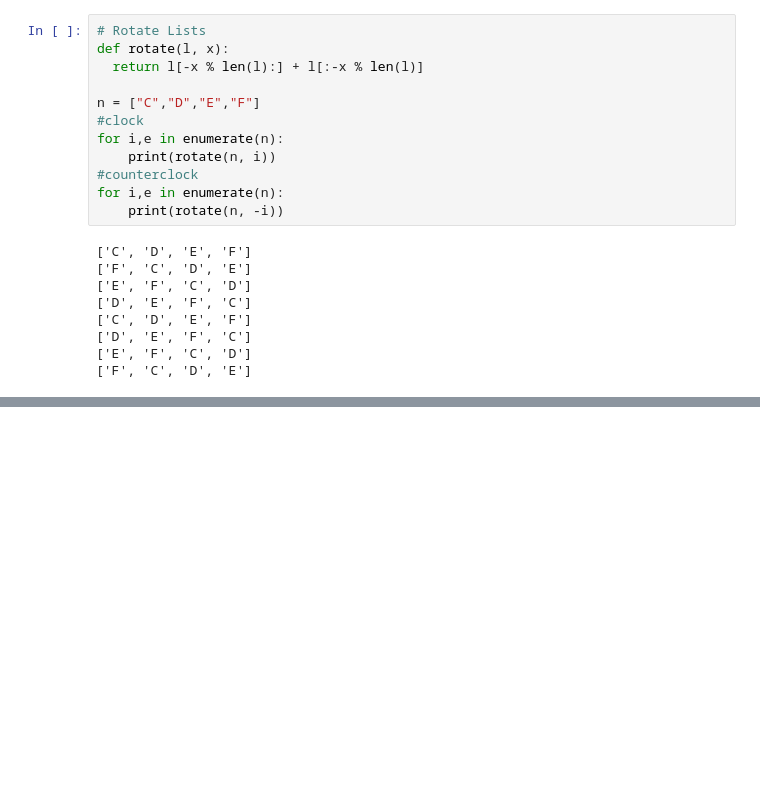
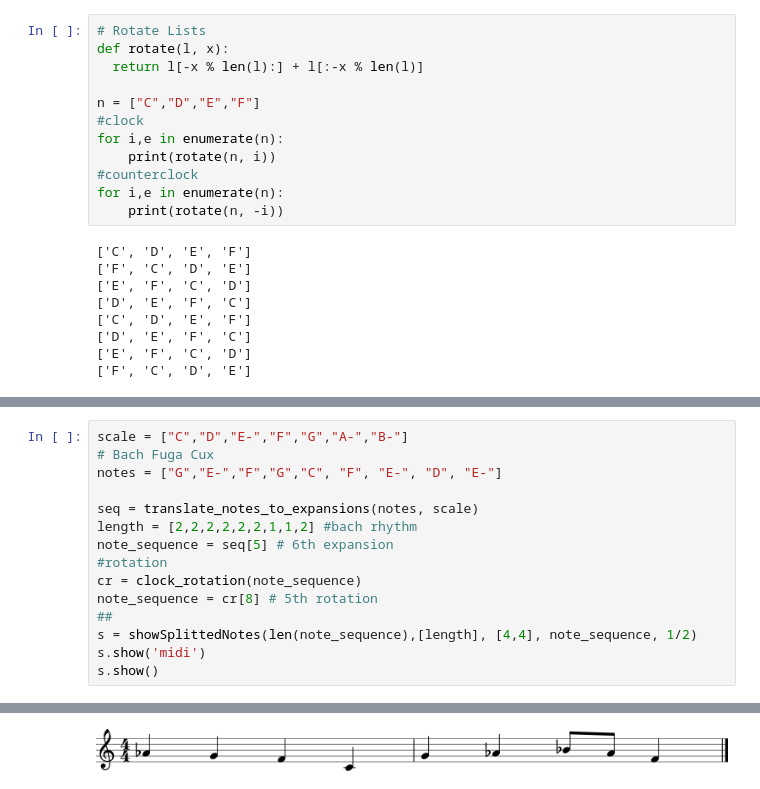
Before and after one commit to KoSv/schillinger, a Jupyter notebook: quick_tests.ipynb, the cells around one changed output, grey strips where cells are left out. Saved outputs shown, nothing was run; the diff lists cells and outputs as text; blank space fills up the shorter version.

```diff
--- a/quick_tests.ipynb
+++ b/quick_tests.ipynb
@@ -274,0 +307,16 @@ s.show()
+# %%
+scale = ["C","D","E-","F","G","A-","B-"]
+# Bach Fuga Cux
+notes = ["G","E-","F","G","C", "F", "E-", "D", "E-"]
+
+seq = translate_notes_to_expansions(notes, scale)
+length = [2,2,2,2,2,2,1,1,2] #bach rhythm
+note_sequence = seq[5] # 6th expansion
+#rotation
+cr = clock_rotation(note_sequence)
+note_sequence = cr[8] # 5th rotation
+##
+s = showSplittedNotes(len(note_sequence),[length], [4,4], note_sequence, 1/2)
+s.show('midi')
+s.show()
+# %% [output]
@@ -274,0 +324 @@ s.show()
+[figure, added]
```
Also changed, not shown: parts of 6 cells of this notebook, 1 other file.
